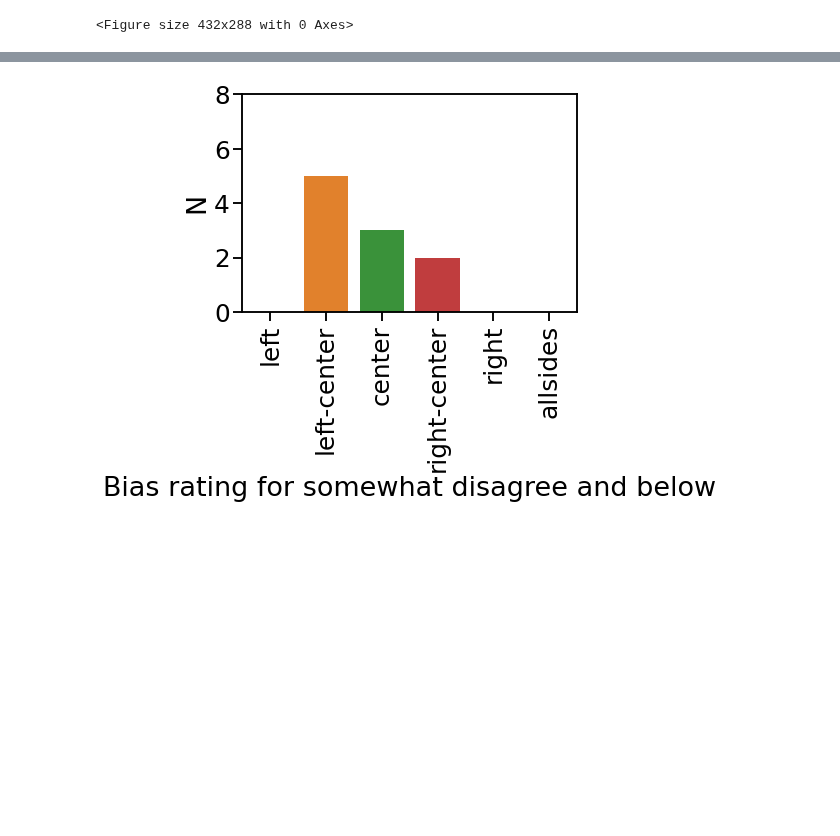
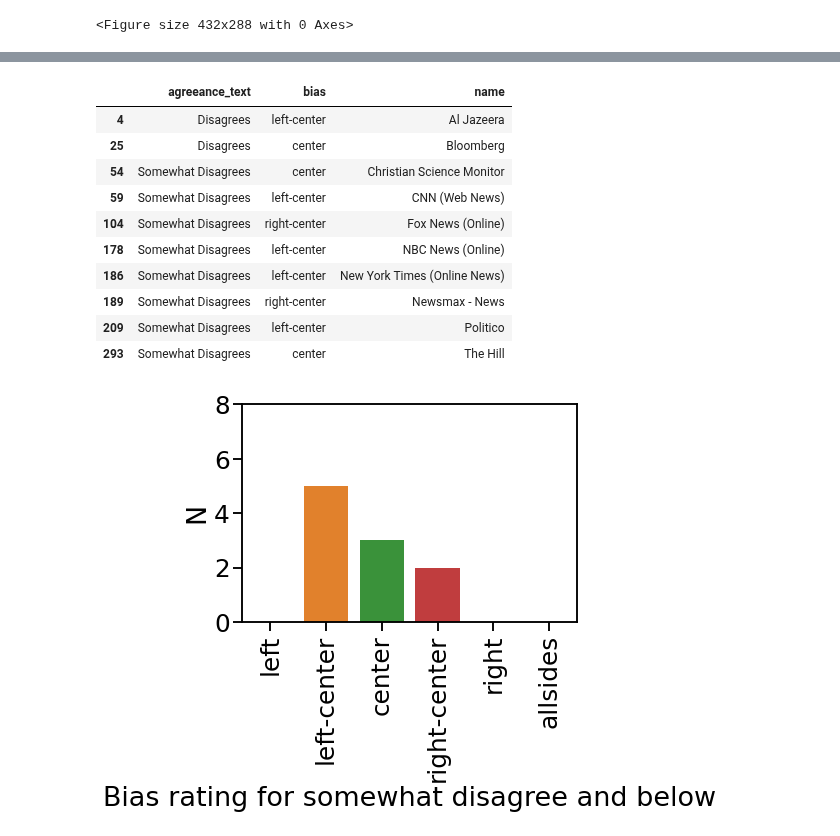
Before and after one commit to sagarsetru/debiaser, a Jupyter notebook: notebooks/3 eda_all_sides_media.ipynb, the cells around one changed output, grey strips where cells are left out. Saved outputs shown, nothing was run; the diff lists cells and outputs as text; code cells hidden in the pictures; blank space fills up the shorter version.

```diff
--- a/notebooks/3 eda_all_sides_media.ipynb
+++ b/notebooks/3 eda_all_sides_media.ipynb
@@ -282,3 +268,17 @@ all_sides_df_high_votes_disagree_cat
+# %%
+all_sides_df_high_votes_disagree_cat.iloc[:,[2,4,6]]
+# %% [output]
+|  | agreeance_text | bias | name |
+| 4 | Disagrees | left-center | Al Jazeera |
+| 25 | Disagrees | center | Bloomberg |
+| 54 | Somewhat Disagrees | center | Christian Science Monitor |
+| 59 | Somewhat Disagrees | left-center | CNN (Web News) |
+| 104 | Somewhat Disagrees | right-center | Fox News (Online) |
+| 178 | Somewhat Disagrees | left-center | NBC News (Online) |
+| 186 | Somewhat Disagrees | left-center | New York Times (Online News) |
+| 189 | Somewhat Disagrees | right-center | Newsmax - News |
+| 209 | Somewhat Disagrees | left-center | Politico |
+| 293 | Somewhat Disagrees | center | The Hill |
 # %%
 # plt.figure(figsize=(10,5));
 sns.countplot(all_sides_df_high_votes_disagree_cat['bias'],order=['left','left-center','center','right-center','right','allsides'])
```
Also changed, not shown: parts of 3 cells of this notebook, 1 other file.
